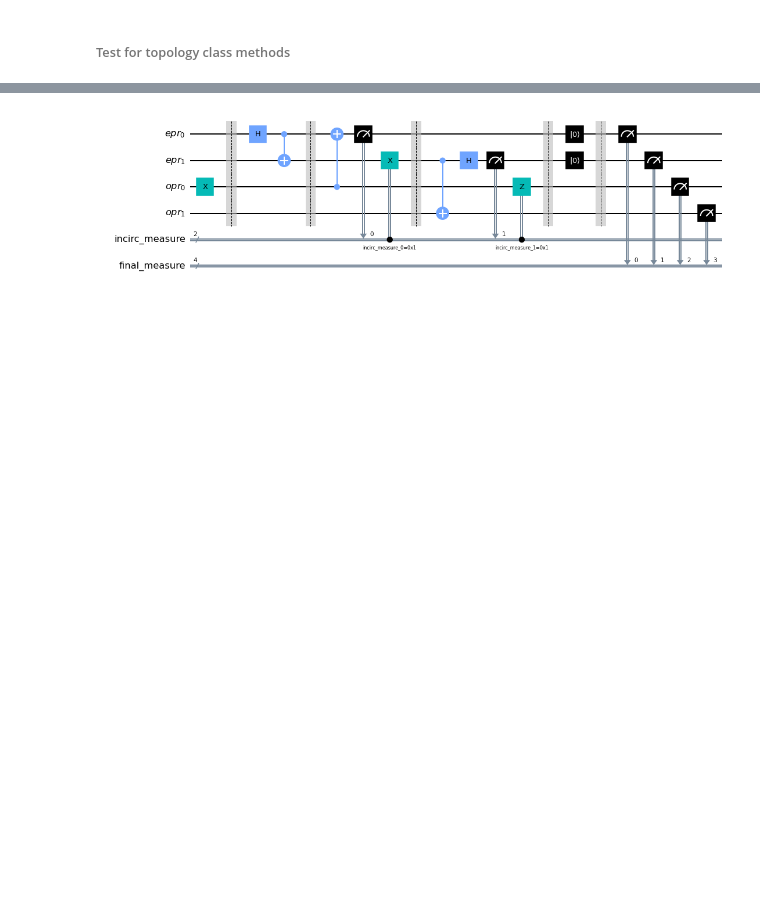
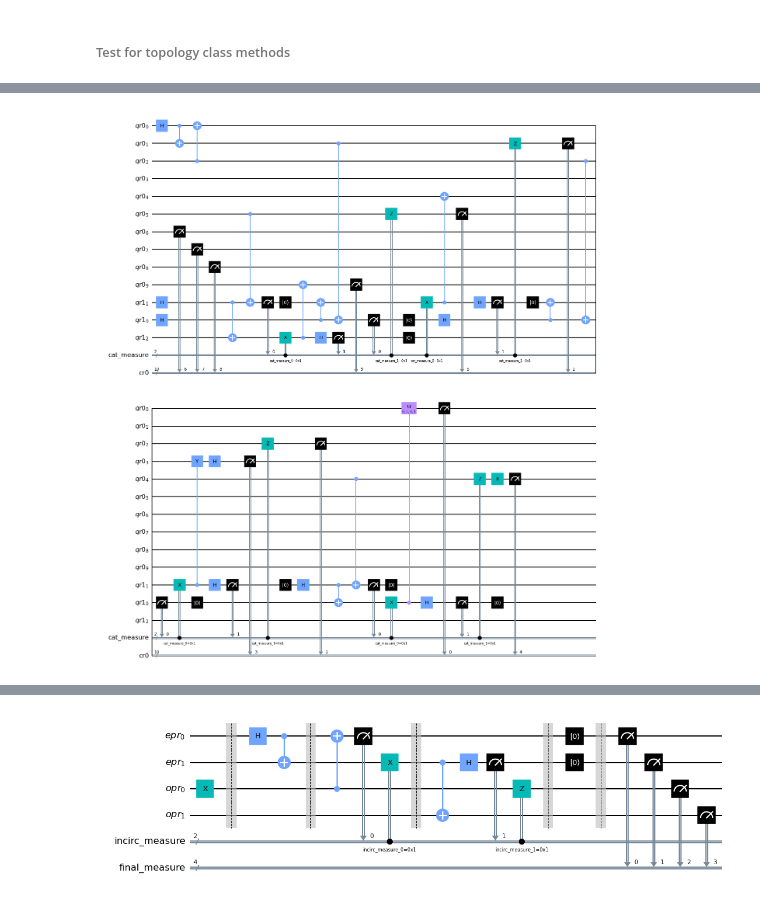
Before and after one commit to Interlin-q/diskit, a Jupyter notebook: distributed_qiskit/LayerByLayer.ipynb, the cells around one changed output, grey strips where cells are left out. Cells and saved outputs as stored; diff of their text form; code cells hidden in the pictures; blank space fills up the shorter version.

```diff
--- a/distributed_qiskit/LayerByLayer.ipynb
+++ b/distributed_qiskit/LayerByLayer.ipynb
@@ -261,0 +140,7 @@ plot_histogram(sim_dict)
+# %%
+cr0 = ClassicalRegister(n_q, 'cr0')
+dist_circ.add_register(cr0)
+dist_circ.measure(qr0,cr0)
+dist_circ.draw(output='mpl')
+# %% [output]
+[figure, added]
```
Also changed, not shown: parts of 26 cells of this notebook, 1 other file.
